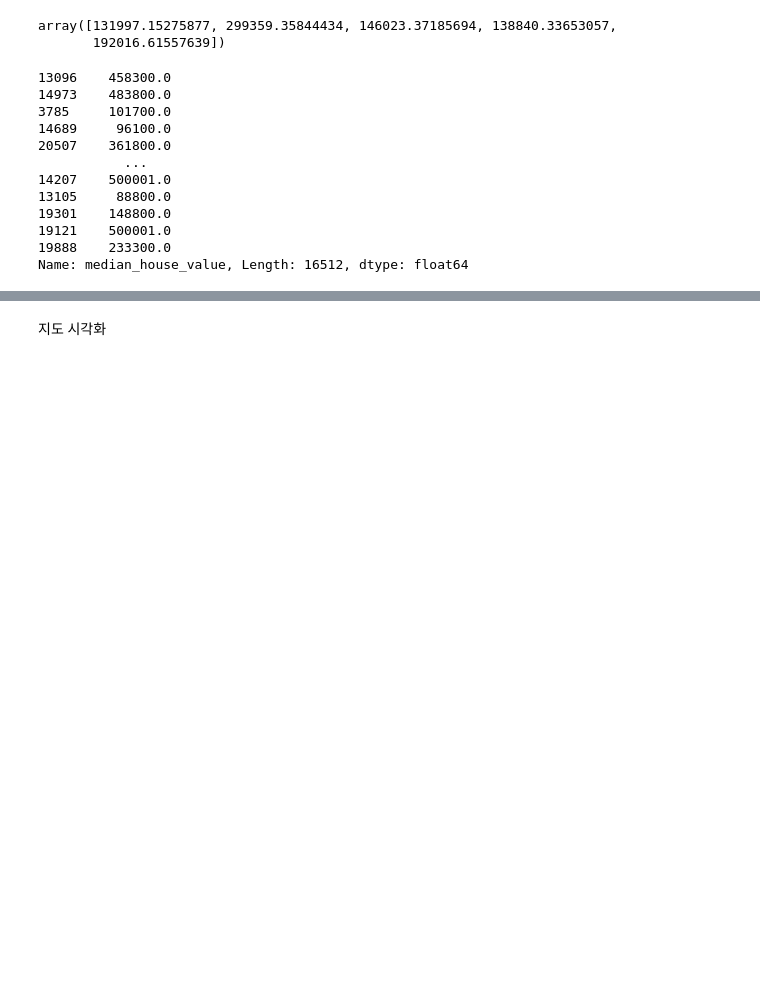
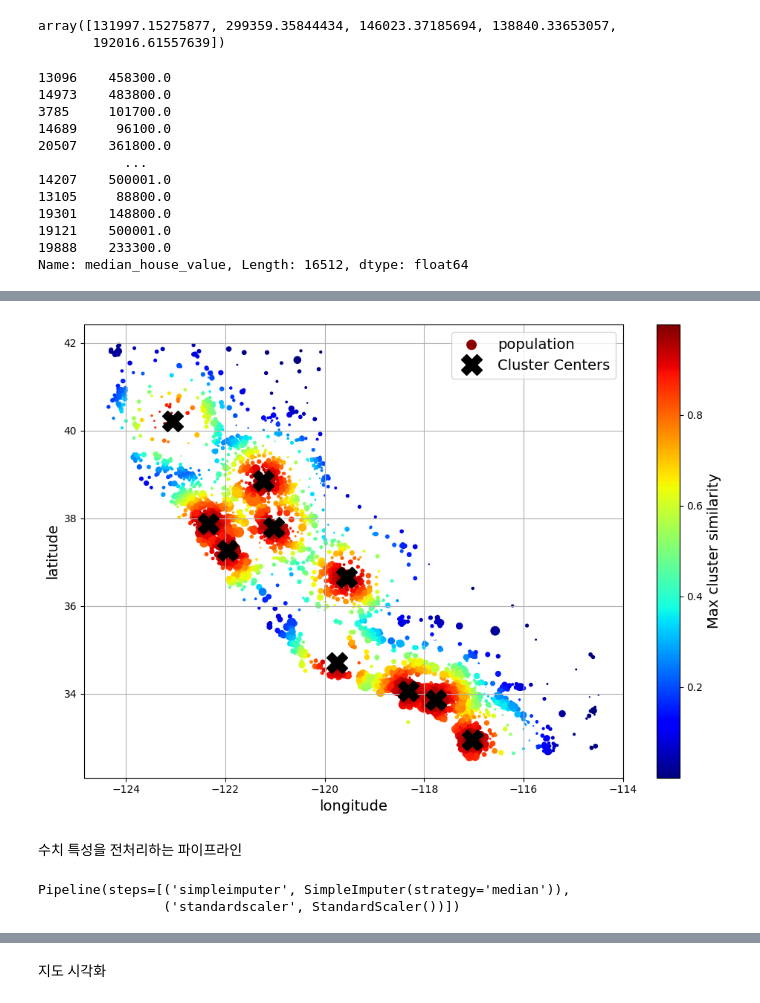
Before and after one commit to leekyuyoung202306/PYTHON, a Jupyter notebook: 21주차/머신러닝_프로젝트_a_z.ipynb, the cells around one changed output, grey strips where cells are left out. Drawn from its saved outputs; the diff is of its cells as text; code cells hidden in the pictures; blank space fills up the shorter version.

```diff
--- a/21주차/머신러닝_프로젝트_a_z.ipynb
+++ b/21주차/머신러닝_프로젝트_a_z.ipynb
@@ -532,3 +532,22 @@ class StandardScalerClone(BaseEstimator, TransformerMixin):
     if self.with_mean:
       X = X-self.mean_
     return X / self.scale_
+# %%
+from types import new_class
+from sklearn.cluster import KMeans
+class ClusterSimilarity(BaseEstimator,TransformerMixin):
+  def __init__(self, n_clusters=10,gamma=1.0,random_state=None):
+    self.n_clusters = n_clusters
+    self.gamma = gamma
+    self.random_state = random_state
+  def fit(self, X, y=None,sample_weight=None):
+    self.kmeans_ = KMeans(self.n_clusters, n_init=10,random_state=self.random_state)
+    self.kmeans_.fit(X,sample_weight=sample_weight)
+    return self  # fit 메소드는 항상 self를 반환한다
+  def transform(self,X):
+    return rbf_kernel(X, self.kmeans_.cluster_centers_,gamma = self.gamma)
+  def get_feature_names_out(self,names=None):
+    return [ f"클러스터 {i} 유사도" for i in range(self.n_clusters)]
+# %%
+cluster_simil = ClusterSimilarity(n_clusters=10, gamma=1, random_state=42)
+silmilarities = cluster_simil.fit_transform(housing[['latitude','longitude']], sample_weight=housing_labels)
@@ -534,0 +564,3 @@ class StandardScalerClone(BaseEstimator, TransformerMixin):
+# %%
+housing['Max cluster similarity'] = silmilarities.max(axis=1)
+housing.head()
@@ -534,0 +574,18 @@ class StandardScalerClone(BaseEstimator, TransformerMixin):
+# %%
+housing.plot(kind='scatter',x = 'longitude', y='latitude',grid = True,
+             s=housing['population'] / 100, label = 'population',
+             c = 'Max cluster similarity',
+             cmap='jet', colorbar = True,
+             legend = True,
+             figsize=(10,7)
+             )
+plt.plot(cluster_simil.kmeans_.cluster_centers_[:,1], cluster_simil.kmeans_.cluster_centers_[:,0],
+         linestyle='', color='black', marker='X', markersize = 20, label = 'Cluster Centers'
+         )
+plt.legend()
+save_fig('distirct_cluster_plot')
+plt.show()
+# %% [output]
+[figure, added]
+# %% [markdown]
+수치 특성을 전처리하는 파이프라인
@@ -534,0 +602,7 @@ class StandardScalerClone(BaseEstimator, TransformerMixin):
+# %%
+from sklearn import set_config
+set_config(display='diagram')
+num_pipeline
+# %% [output]
+Pipeline(steps=[('simpleimputer', SimpleImputer(strategy='median')),
+                ('standardscaler', StandardScaler())])
```
Also changed, not shown: parts of 17 cells of this notebook.
